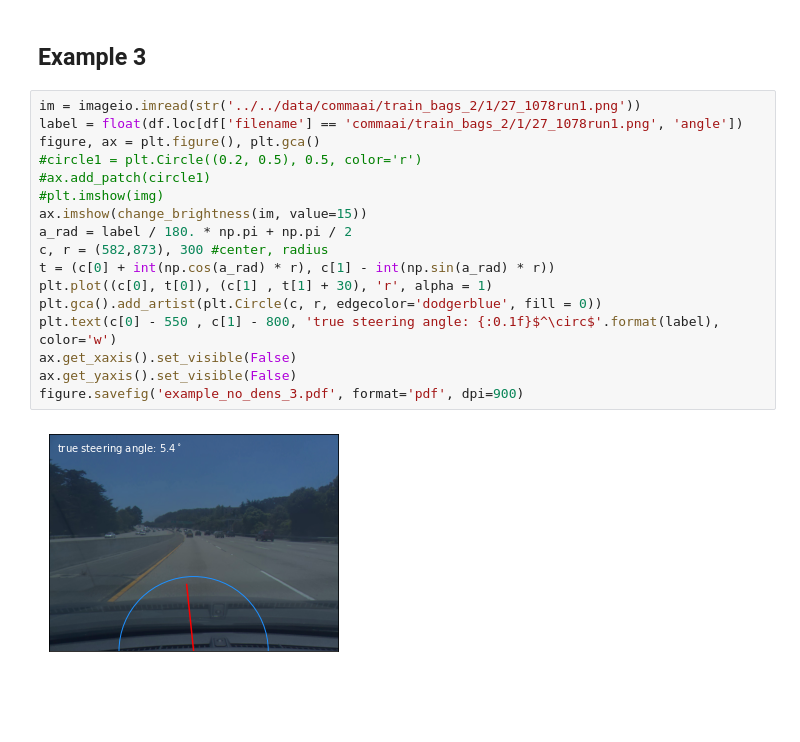
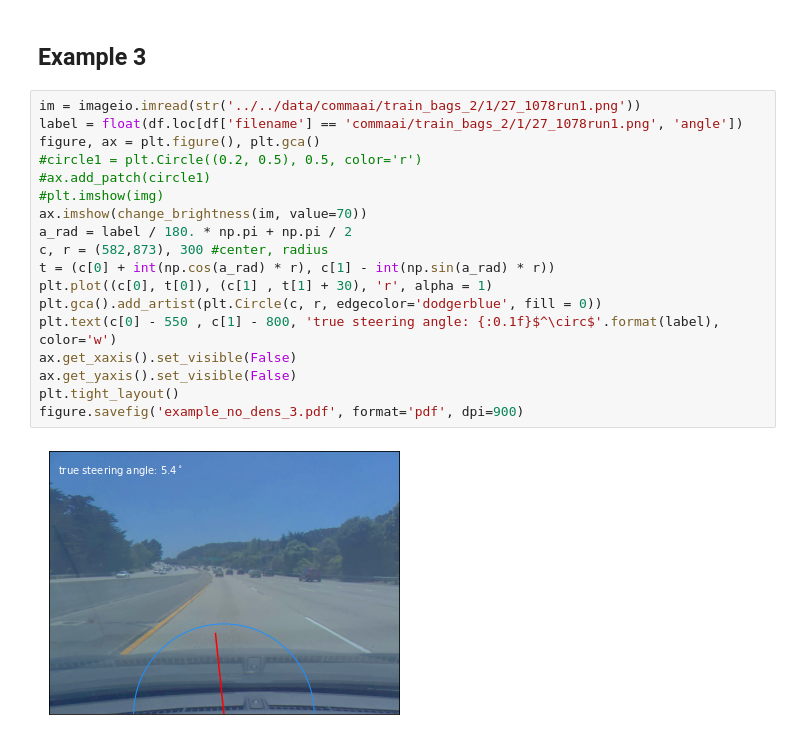
Before and after one commit to clarahoffmann/commaai, a Jupyter notebook: 02a_visualization/visualize_no_density.ipynb, the cells around one changed output. Drawn from its saved outputs; the diff is of its cells as text; blank space fills up the shorter version.

```diff
--- a/02a_visualization/visualize_no_density.ipynb
+++ b/02a_visualization/visualize_no_density.ipynb
@@ -87,21 +98,22 @@ figure.savefig('example_no_dens_2.pdf', format='pdf', dpi=900)
 # %%
 im = imageio.imread(str('../../data/commaai/train_bags_2/1/27_1078run1.png'))
 label = float(df.loc[df['filename'] == 'commaai/train_bags_2/1/27_1078run1.png', 'angle'])
 figure, ax = plt.figure(), plt.gca()
 #circle1 = plt.Circle((0.2, 0.5), 0.5, color='r')
 #ax.add_patch(circle1)
 #plt.imshow(img)
-ax.imshow(change_brightness(im, value=15))
+ax.imshow(change_brightness(im, value=70))
 a_rad = label / 180. * np.pi + np.pi / 2
 c, r = (582,873), 300 #center, radius
 t = (c[0] + int(np.cos(a_rad) * r), c[1] - int(np.sin(a_rad) * r))
 plt.plot((c[0], t[0]), (c[1] , t[1] + 30), 'r', alpha = 1)
 plt.gca().add_artist(plt.Circle(c, r, edgecolor='dodgerblue', fill = 0))
 plt.text(c[0] - 550 , c[1] - 800, 'true steering angle: {:0.1f}$^\circ$'.format(label), color='w')
 ax.get_xaxis().set_visible(False)
 ax.get_yaxis().set_visible(False)
+plt.tight_layout()
 figure.savefig('example_no_dens_3.pdf', format='pdf', dpi=900)
 # %% [output]
-[figure, old version]
+[figure, new version]
 # %%
 df[abs(df['angle']) < 10]
```
Also changed, not shown: parts of 4 cells of this notebook, 14 other files.
